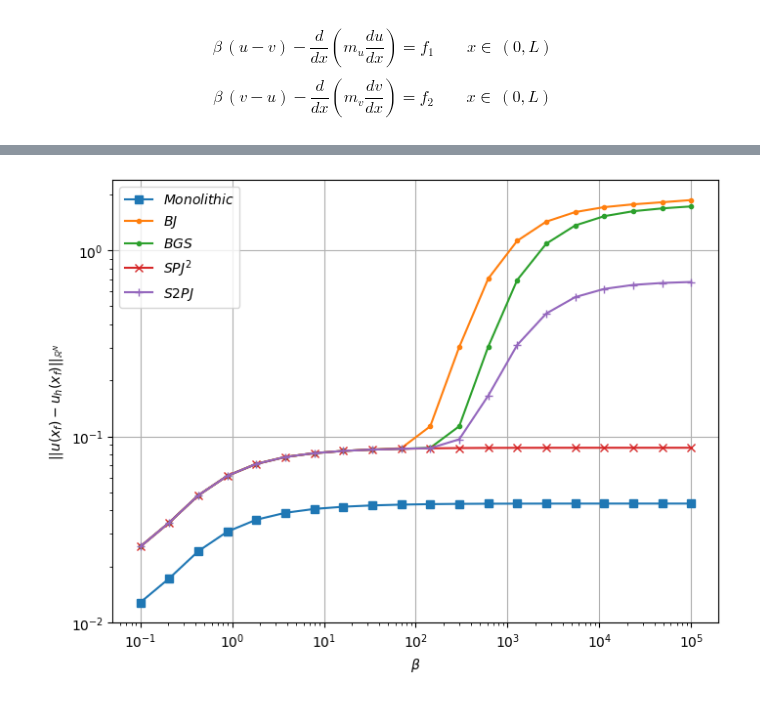
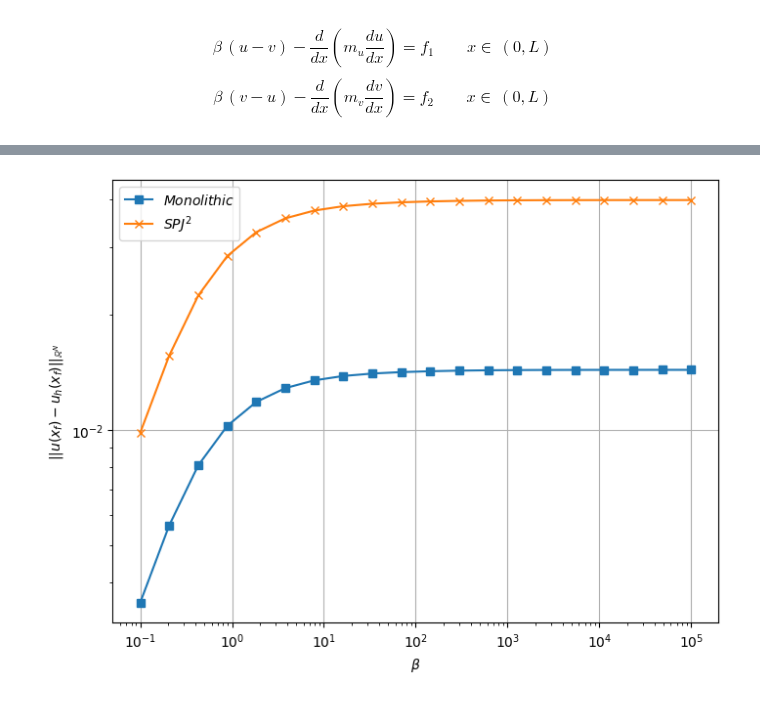
Before and after one commit to multiform-UoN/splittingschemes, a Jupyter notebook: python/fvm1D_dualPorosity.ipynb, the cells around one changed output, grey strips where cells are left out. Saved outputs shown, nothing was run; the diff lists cells and outputs as text; code cells hidden in the pictures.

Commit message:
correction for the solution of quad-laplacian

```diff
--- a/python/fvm1D_dualPorosity.ipynb
+++ b/python/fvm1D_dualPorosity.ipynb
@@ -54,7 +54,7 @@ def f_2(x, kwargs):
 # %%
 
 L = 2.0*np.pi
-N = 16
+N = 32
 x = np.linspace(0, L, N+1) #faces coordinates
 xc = np.linspace(0.5*np.divide(L, N), L-0.5*np.divide(L, N), N) #centercells coordinates
 xfine = np.linspace(0, L, 1000)
@@ -125,29 +125,23 @@ for val in beta:
         'value':v_sol(L, kwargs)}
 
     A_laplacian, f1BC = mylib.fvm_laplacian_1D(m_u, leftBC_u, rightBC_u, N, L, kwargs)
-    A = kwargs['beta']*sparse.eye(N) - A_laplacian
-    B = -kwargs['beta']*sparse.eye(N)
-    C = -kwargs['beta']*sparse.eye(N)
     D_laplacian, f2BC = mylib.fvm_laplacian_1D(m_v, leftBC_v, rightBC_v, N, L, kwargs)
-    D = kwargs['beta']*sparse.eye(N) - D_laplacian
+    A = sparse.csc_matrix( kwargs['beta']*sparse.eye(N) - A_laplacian)
+    B = sparse.csc_matrix(-kwargs['beta']*sparse.eye(N))
+    C = sparse.csc_matrix(-kwargs['beta']*sparse.eye(N))
+    D = sparse.csc_matrix( kwargs['beta']*sparse.eye(N) - D_laplacian)
 
     f1 = f_1(xc, kwargs) - f1BC
     f2 = f_2(xc, kwargs) - f2BC
 
-    A = A.toarray()
-    B = B.toarray()
-    C = C.toarray()
-    D = D.toarray()
-
     Z = np.zeros((2*N,2*N))
-    Z[:N,:N] = A
-    Z[:N,N:] = B
-    Z[N:,:N] = C
-    Z[N:,N:] = D
-
+    Z[:N,:N] = A.toarray()
+    Z[:N,N:] = B.toarray()
+    Z[N:,:N] = C.toarray()
+    Z[N:,N:] = D.toarray()
+    Z = sparse.csc_matrix(Z)
     f = np.concatenate((f1,f2))
-
-    sol = linalg.solve(Z, f)
+    sol = sparse.linalg.spsolve(Z, f)
     u = sol[:N]
     v = sol[N:]
     u_rec = mylib.fvm_reconstruct_1D(u)
@@ -156,27 +150,45 @@ for val in beta:
     err['mono']['u_errl2'].append((np.linalg.norm(u_sol(x, kwargs)-mylib.fvm_reconstruct_1D(u))/np.linalg.norm(u_sol(x, kwargs))))
     err['mono']['v_errl2'].append((np.linalg.norm(v_sol(x, kwargs)-mylib.fvm_reconstruct_1D(v))/np.linalg.norm(v_sol(x, kwargs))))
 
-    u_BJ,   v_BJ,   res_BJ,   nitfinal_BJ   = mylib.method_BlockJacobi(          A, B, C, D, f1, f2, nit_max, 0,     sol, toll)
-    u_BGS,  v_BGS,  res_BGS,  nitfinal_BGS  = mylib.method_BlockGaussSeidel(     A, B, C, D, f1, f2, nit_max, 0,     sol, toll)
+    # u_BJ,   v_BJ,   res_BJ,   nitfinal_BJ   = mylib.method_BlockJacobi(          A, B, C, D, f1, f2, nit_max, 0,     sol, toll)
+    # u_BGS,  v_BGS,  res_BGS,  nitfinal_BGS  = mylib.method_BlockGaussSeidel(     A, B, C, D, f1, f2, nit_max, 0,     sol, toll)
     # u_BSOR, v_BSOR, res_BSOR, nitfinal_BSOR = mylib.method_BlockSOR(             A, B, C, D, f1, f2, nit_max, omega, sol, toll)
     u_SPJ,  v_SPJ,  res_SPJ,  nitfinal_SPJ  = mylib.method_ShurPartialJacobi(    A, B, C, D, f1, f2, nit_max, 0,     sol, toll)
-    u_S2PJ, v_S2PJ, res_S2PJ, nitfinal_S2PJ = mylib.method_ShurDualPartialJacobi(A, B, C, D, f1, f2, nit_max,        sol, toll)
+    # u_S2PJ, v_S2PJ, res_S2PJ, nitfinal_S2PJ = mylib.method_ShurDualPartialJacobi(A, B, C, D, f1, f2, nit_max,        sol, toll)
 
-    err['BJ']['nit'].append(nitfinal_BJ)
-    err['BJ']['u_errl2'].append(np.linalg.norm(u_sol(x, kwargs)-mylib.fvm_reconstruct_1D(u_BJ)))
-    err['BJ']['v_errl2'].append(np.linalg.norm(v_sol(x, kwargs)-mylib.fvm_reconstruct_1D(v_BJ)))
-    err['BGS']['nit'].append(nitfinal_BGS)
-    err['BGS']['u_errl2'].append(np.linalg.norm(u_sol(x, kwargs)-mylib.fvm_reconstruct_1D(u_BGS)))
-    err['BGS']['v_errl2'].append(np.linalg.norm(v_sol(x, kwargs)-mylib.fvm_reconstruct_1D(v_BGS)))
+
+
+######################################
+
+
+
+
+    Z = Z.toarray()
+    A = A.toarray()
+    B = B.toarray()
+    C = C.toarray()
+    D = D.toarray()
+
+    # err['BJ']['nit'].append(nitfinal_BJ)
+    # err['BJ']['u_errl2'].append(np.linalg.norm(u_sol(x, kwargs)-mylib.fvm_reconstruct_1D(u_BJ)))
+    # err['BJ']['v_errl2'].append(np.linalg.norm(v_sol(x, kwargs)-mylib.fvm_reconstruct_1D(v_BJ)))
+    # err['BGS']['nit'].append(nitfinal_BGS)
+    # err['BGS']['u_errl2'].append(np.linalg.norm(u_sol(x, kwargs)-mylib.fvm_reconstruct_1D(u_BGS)))
+    # err['BGS']['v_errl2'].append(np.linalg.norm(v_sol(x, kwargs)-mylib.fvm_reconstruct_1D(v_BGS)))
     # err['BSOR']['nit'].append(nitfinal_BSOR)
     # err['BSOR']['u_errl2'].append(np.linalg.norm(u_sol(x, kwargs)-mylib.fvm_reconstruct_1D(u_BSOR)))
     # err['BSOR']['v_errl2'].append(np.linalg.norm(v_sol(x, kwargs)-mylib.fvm_reconstruct_1D(v_BSOR)))
     err['SPJ']['nit'].append(nitfinal_SPJ)
     err['SPJ']['u_errl2'].append(np.linalg.norm(u_sol(x, kwargs)-mylib.fvm_reconstruct_1D(u_SPJ)))
     err['SPJ']['v_errl2'].append(np.linalg.norm(v_sol(x, kwargs)-mylib.fvm_reconstruct_1D(v_SPJ)))
-    err['S2PJ']['nit'].append(nitfinal_S2PJ)
-    err['S2PJ']['u_errl2'].append(np.linalg.norm(u_sol(x, kwargs)-mylib.fvm_reconstruct_1D(u_S2PJ)))
-    err['S2PJ']['v_errl2'].append(np.linalg.norm(v_sol(x, kwargs)-mylib.fvm_reconstruct_1D(v_S2PJ)))
+    # err['S2PJ']['nit'].append(nitfinal_S2PJ)
+    # err['S2PJ']['u_errl2'].append(np.linalg.norm(u_sol(x, kwargs)-mylib.fvm_reconstruct_1D(u_S2PJ)))
+    # err['S2PJ']['v_errl2'].append(np.linalg.norm(v_sol(x, kwargs)-mylib.fvm_reconstruct_1D(v_S2PJ)))
+
+
+
+
+
 
     # print("cond(Z) =", np.linalg.cond(Z))
     # print(f"monolithic error = {np.linalg.norm(f-np.dot(Z, sol))}")
@@ -253,10 +265,10 @@ axs1[1].grid()
 # axs1[1].legend()
 
 
-axs2.loglog(beta, err['BJ']['nit'], '.-', label=r'$BJ$')
-axs2.loglog(beta, err['BGS']['nit'], '.-', label=r'$BGS$')
+# axs2.loglog(beta, err['BJ']['nit'], '.-', label=r'$BJ$')
+# axs2.loglog(beta, err['BGS']['nit'], '.-', label=r'$BGS$')
 axs2.loglog(beta, err['SPJ']['nit'], 'x-', label=r'$SPJ^2$')
-axs2.loglog(beta, err['S2PJ']['nit'], '+-', label=r'$S2PJ$')
+# axs2.loglog(beta, err['S2PJ']['nit'], '+-', label=r'$S2PJ$')
 axs2.set_xlabel(r"$\beta$")
 axs2.set_ylabel(r"$number~of~iterations$")
 axs2.grid()
@@ -265,10 +277,10 @@ fig2.savefig('./figures/iterations_dp.pdf')
 
 
 axs3.loglog(beta, err['mono']['u_errl2'], 's-', label=r'$Monolithic$')
-axs3.loglog(beta, err['BJ']['u_errl2'], '.-', label=r'$BJ$')
-axs3.loglog(beta, err['BGS']['u_errl2'], '.-', label=r'$BGS$')
+# axs3.loglog(beta, err['BJ']['u_errl2'], '.-', label=r'$BJ$')
+# axs3.loglog(beta, err['BGS']['u_errl2'], '.-', label=r'$BGS$')
 axs3.loglog(beta, err['SPJ']['u_errl2'], 'x-', label=r'$SPJ^2$')
-axs3.loglog(beta, err['S2PJ']['u_errl2'], '+-', label=r'$S2PJ$')
+# axs3.loglog(beta, err['S2PJ']['u_errl2'], '+-', label=r'$S2PJ$')
 axs3.set_xlabel(r"$\beta$")
 axs3.set_ylabel(r"$||u(x_f)-u_h(x_f)||_{\mathbb{R}^N}$")
 axs3.grid()
@@ -282 +294 @@ plt.show()
-[figure, old version]
+[figure, new version]
```
Also changed, not shown: parts of 1 cell of this notebook, 8 other files.
